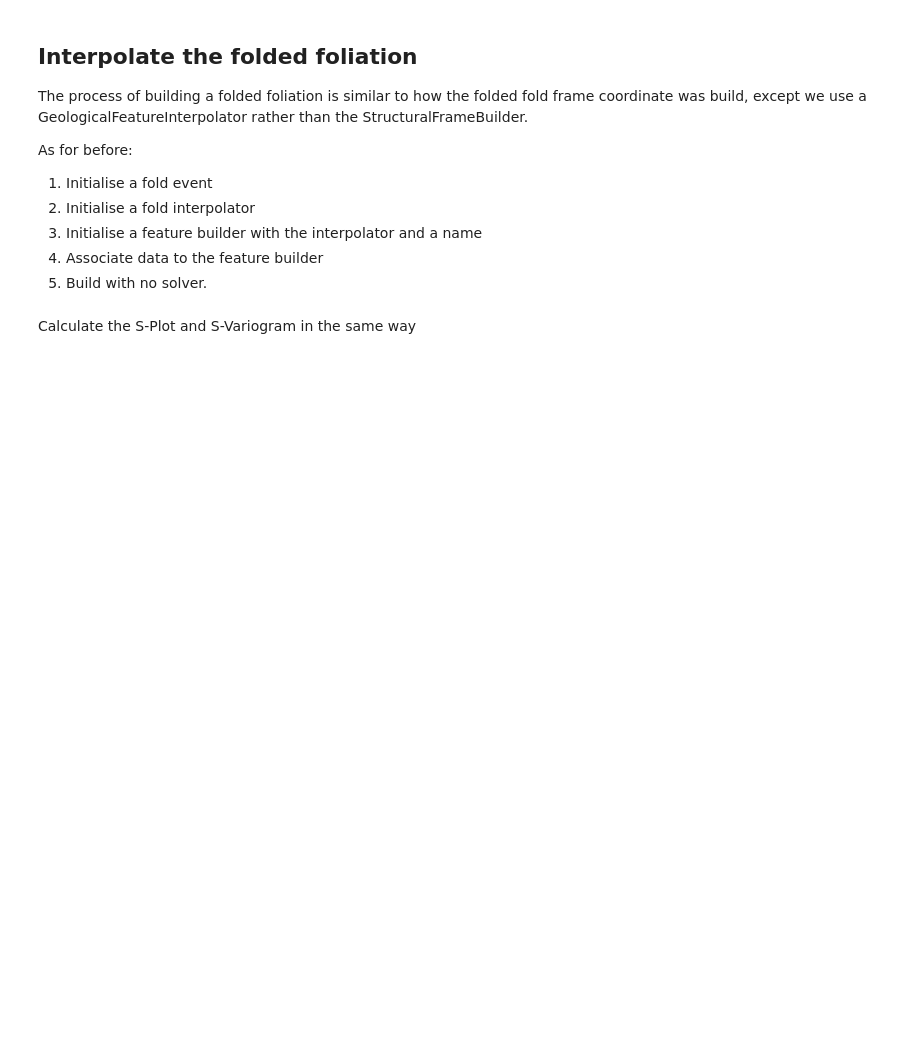
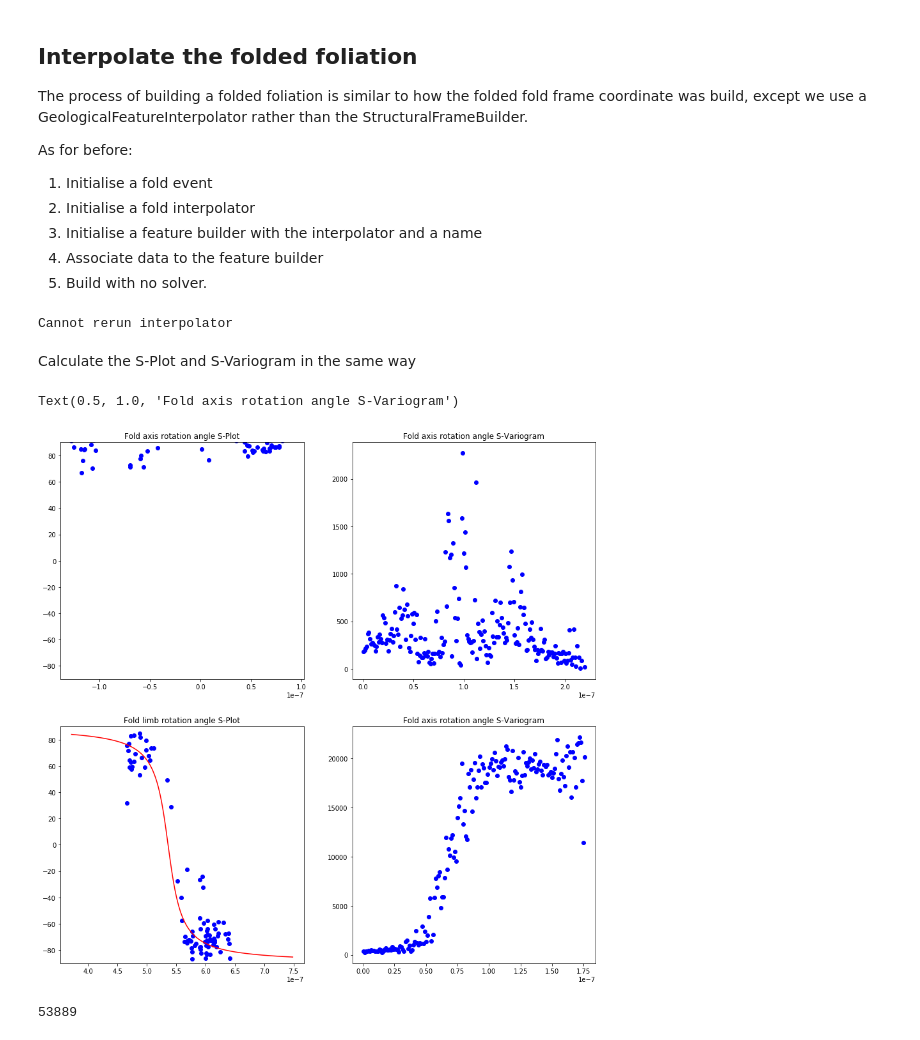
Before and after one commit to Loop3D/LoopStructural, a Jupyter notebook: notebooks/4. Modelling polydeformation.ipynb, the cells around one changed output. Saved outputs shown, nothing was run; the diff lists cells and outputs as text; code cells hidden in the pictures; blank space fills up the shorter version.

````diff
--- a/notebooks/4. Modelling polydeformation.ipynb
+++ b/notebooks/4. Modelling polydeformation.ipynb
@@ -160,8 +145,8 @@ for r in data['s2_dir.csv']:
 #     fold_frame2_builder.add_planar_constraint(r[0:3],-r[3:],itype='gx')
     fold_frame1_builder.add_planar_constraint(r[0:3],[r[4],r[3],r[5]],itype='gy')
 
-for r in data['s1_val.csv']:
-    fold_frame1_builder.add_point(r[0:3],r[3],itype='gx')
+# for r in data['s1_val.csv']:
+#     fold_frame1_builder.add_point(r[0:3],r[3],itype='gx')
 r = data['s2_val.csv']
 # fold_frame1_builder.add_point(r[0:3],r[3],itype='gx')
 fold_frame1_builder.add_point(r[0:3],r[3],itype='gy')
@@ -200,16 +185,16 @@ l2 = l2 = f2_frame.calculate_intersection_lineation(
     fold_frame1_builder.interpolators[0].get_gradient_control())
 ```
 # %%
-fold_frame1_builder.build(solver=None) # fake build to get data in right form
+# fold_frame1_builder.build(solver=None) # fake build to get data in right form
 far = f2_frame.calculate_fold_axis_rotation(
-    fold_frame1_builder.interpolators[0].get_gradient_control())
+    fold_frame1_builder.interpolators[0].get_gradient_constraints())
 s2gy = f2_frame.features[1].evaluate_value(
-    fold_frame1_builder.interpolators[0].get_gradient_control()[:,:3])
+    fold_frame1_builder.interpolators[0].get_gradient_constraints()[:,:3])
 axis_svariogram = SVariogram(s2gy,far)
 lags, variogram, npairs = axis_svariogram.calc_semivariogram()
 # optionally calculate the intersection lineation for visualisation
 l2 = f2_frame.calculate_intersection_lineation(
-    fold_frame1_builder.interpolators[0].get_gradient_control())
+    fold_frame1_builder.interpolators[0].get_gradient_constraints())
 # %% [markdown]
 These can be plotted using matplotlib, in this example the number of pairs is plotted semi-transparently on a separate axis to the semi-variogram. For more information on how to customise the matplotlib plot layouts see the matploblib documentation
 # %%
@@ -262,12 +252,12 @@ flr = f2_frame.calculate_fold_limb_rotation(
 Where the first argument is a Nx6 array of locations and orientation vectors. The axis argument is optional (and in this case not necessary) but provides a fold axis for the vectors to be projected on before the angle is calculated. This becomes more important when using more complicated models.
 # %%
 axis = fold.get_fold_axis_orientation(
-    fold_frame1_builder.interpolators[0].get_gradient_control()[:,:3])
+    fold_frame1_builder.interpolators[0].get_gradient_constraints()[:,:3])
 flr = f2_frame.calculate_fold_limb_rotation(
-    fold_frame1_builder.interpolators[0].get_gradient_control(),axis=axis)
+    fold_frame1_builder.interpolators[0].get_gradient_constraints(),axis=axis)
 
 s2 = f2_frame.features[0].evaluate_value(
-    fold_frame1_builder.interpolators[0].get_gradient_control()[:,:3])
+    fold_frame1_builder.interpolators[0].get_gradient_constraints()[:,:3])
 
 
 limb_svariogram = SVariogram(s2,flr)
@@ -330,7 +322,7 @@ For visualisation it is also possible to create a geological feature that is the
 fold_rotation_feature = fold_rotation_angle_feature(fold_frame,fold_rotation)
 ```
 # %%
-wavelength_guess = 4000
+wavelength_guess = 1*10**-7
 flr_tan = np.tan(np.deg2rad(flr))
 
 guess = np.zeros(4)
@@ -419,18 +440,20 @@ strati = stratigraphy_builder.build(cgw=0,solver=None)
 #                         "strati_grad2",
 #                         colour='green')
 #@strati_g =
+# %% [output]
+Cannot rerun interpolator
 # %% [markdown]
 Calculate the S-Plot and S-Variogram in the same way
 # %%
 
 l1 = f1_frame.calculate_intersection_lineation(
-    strati.support.interpolator.get_gradient_control())
+    strati.support.interpolator.get_gradient_constraints())
 far = f1_frame.calculate_fold_axis_rotation(
-    strati.support.interpolator.get_gradient_control())
+    strati.support.interpolator.get_gradient_constraints())
 s1 = f1_frame.features[0].evaluate_value(
-    strati.support.interpolator.get_gradient_control()[:,:3])
+    strati.support.interpolator.get_gradient_constraints()[:,:3])
 s1gy = f1_frame.features[1].evaluate_value(
-    strati.support.interpolator.get_gradient_control()[:,:3])
+    strati.support.interpolator.get_gradient_constraints()[:,:3])
 axis_svariogram = SVariogram(s1gy,far)
 axis_svariogram.calc_semivariogram()
 
@@ -439,37 +462,40 @@ xi = np.linspace(f1_frame.features[1].min(),
                  f1_frame.features[1].max(), 1000)
 f1.fold_axis = np.mean(l1,axis=0)#np.array([-0.00597993,  0.70559948, -0.70858565])
 axis = f1.get_fold_axis_orientation(
-    strati.support.interpolator.get_gradient_control()[:,:3])
+    strati.support.interpolator.get_gradient_constraints()[:,:3])
 flr = f1_frame.calculate_fold_limb_rotation(
-    strati.support.interpolator.get_gradient_control()
+    strati.support.interpolator.get_gradient_constraints()
                                             ,axis=axis)
 limb_svariogram = SVariogram(s1,flr)
 limb_svariogram.calc_semivariogram()
 
 flr_tan = np.tan(np.deg2rad(flr))
 
 guess = np.zeros(4)
 guess[3] = 4000
 popt, pcov = curve_fit(fourier_series,s1,flr_tan,guess)
 
 xi = np.linspace(f1_frame.features[0].min(),f1_frame.features[0].max(),1000)
 def fold_limb_rotation(x):
     return np.rad2deg(np.arctan(fourier_series(x,popt[0],popt[1],popt[2],popt[3])))
 
 # flr = fold_rotation_angle_feature(f2_frame,fold_limb_rotation)
 f1.fold_limb_rotation = fold_limb_rotation
 # f1_limb_feature = fold_rotation_angle_feature(f1_frame,fold_limb_rotation)
 rotation_plots = RotationAnglePlotter()
 rotation_plots.add_fold_axis_data(far,s1gy)
 rotation_plots.add_axis_svariogram(axis_svariogram)
 # rotation_plots.add_fold_axis_curve(fold.fold_axis_rotation(xi),xi)
 rotation_plots.add_fold_limb_data(flr,s1)
 rotation_plots.add_limb_svariogram(limb_svariogram)
 rotation_plots.add_fold_limb_curve(fold.fold_limb_rotation(xi), xi)
 rotation_plots.ax[0][0].set_title("Fold axis rotation angle S-Plot")
 rotation_plots.ax[0][1].set_title("Fold axis rotation angle S-Variogram")
 rotation_plots.ax[1][0].set_title("Fold limb rotation angle S-Plot")
 rotation_plots.ax[1][1].set_title("Fold axis rotation angle S-Variogram")
+# %% [output]
+Text(0.5, 1.0, 'Fold axis rotation angle S-Variogram')
+[figure, added]
 # %%
 fold_weights = {}
 fold_weights['fold_orientation'] = 10. # reference values?
@@ -482,6 +508,8 @@ folded_stratigraphy = stratigraphy_builder.build(solver='lu',
                                                  cgw=0,
                                                  fold_weights=fold_weights,
                                                  fold=f1)
+# %% [output]
+53889
 # %%
 viewer = LavaVuModelViewer(background="white")
 viewer.add_scalar_field(boundary_points,
````
Also changed, not shown: parts of 14 cells of this notebook, 8 other files.
